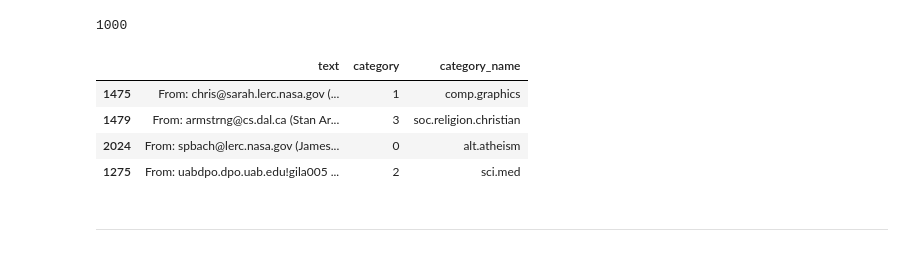
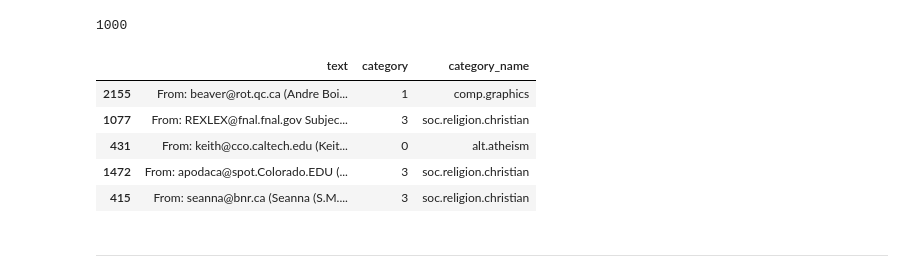
Before and after one commit to chrisfan0225/DM2025-Lab1-Exercise, a Jupyter notebook: DM2025-Lab1-Master.ipynb, the cells around one changed output. Saved outputs shown, nothing was run; the diff lists cells and outputs as text; code cells hidden in the pictures.

```diff
--- a/DM2025-Lab1-Master.ipynb
+++ b/DM2025-Lab1-Master.ipynb
@@ -774,13 +774,14 @@ len(X_sample)
 # %% [output]
 1000
 # %%
-X_sample[0:4]
+X_sample[0:5]
 # %% [output]
 |  | text | category | category_name |
-| 1475 | From: chris@sarah.lerc.nasa.gov (... | 1 | comp.graphics |
-| 1479 | From: armstrng@cs.dal.ca (Stan Ar... | 3 | soc.religion.christian |
-| 2024 | From: spbach@lerc.nasa.gov (James... | 0 | alt.atheism |
-| 1275 | From: uabdpo.dpo.uab.edu!gila005 ... | 2 | sci.med |
+| 2155 | From: beaver@rot.qc.ca (Andre Boi... | 1 | comp.graphics |
+| 1077 | From: REXLEX@fnal.fnal.gov Subjec... | 3 | soc.religion.christian |
+| 431 | From: keith@cco.caltech.edu (Keit... | 0 | alt.atheism |
+| 1472 | From: apodaca@spot.Colorado.EDU (... | 3 | soc.religion.christian |
+| 415 | From: seanna@bnr.ca (Seanna (S.M.... | 3 | soc.religion.christian |
 # %% [markdown]
 ---
 # %% [markdown]
```
Also changed, not shown: parts of 31 cells of this notebook.
